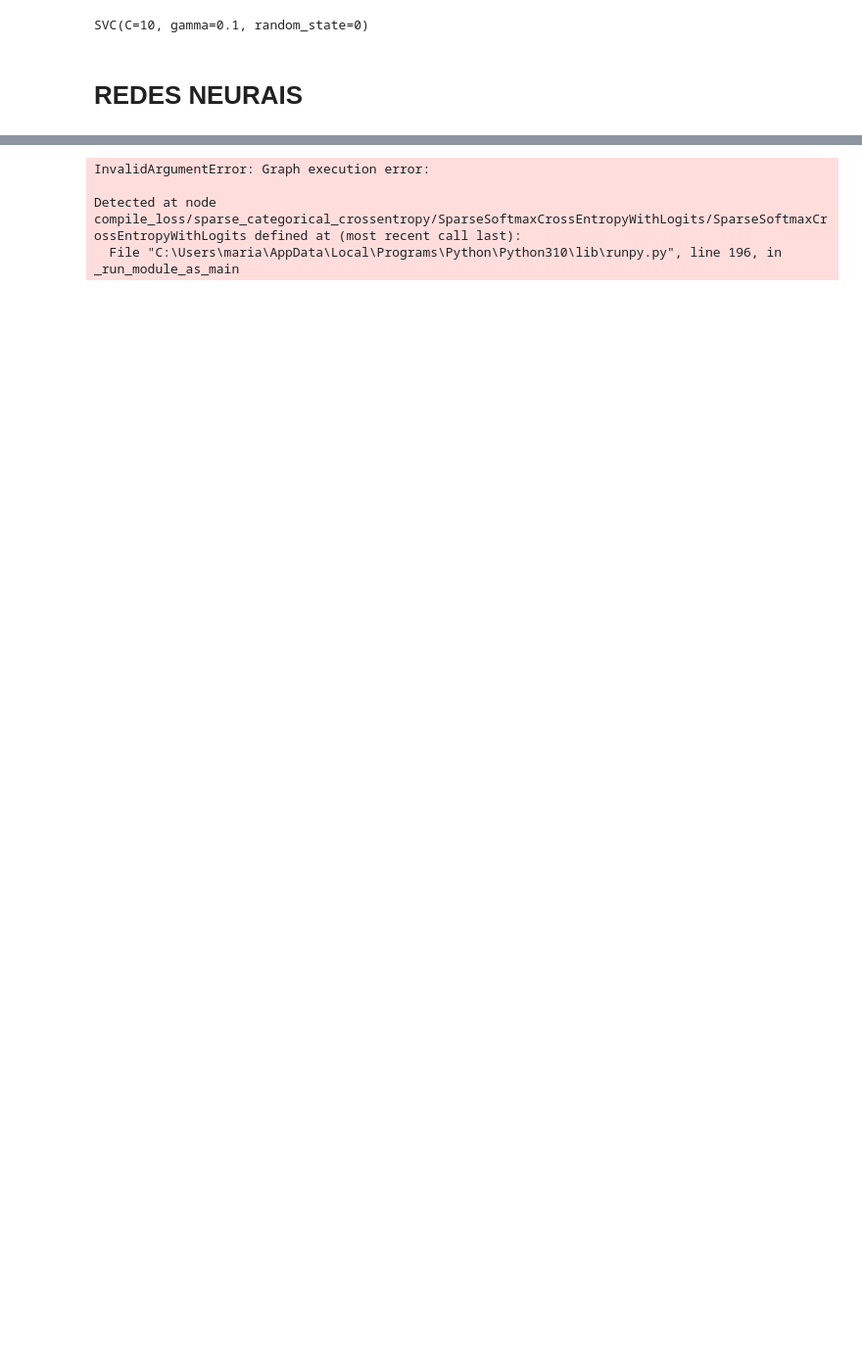
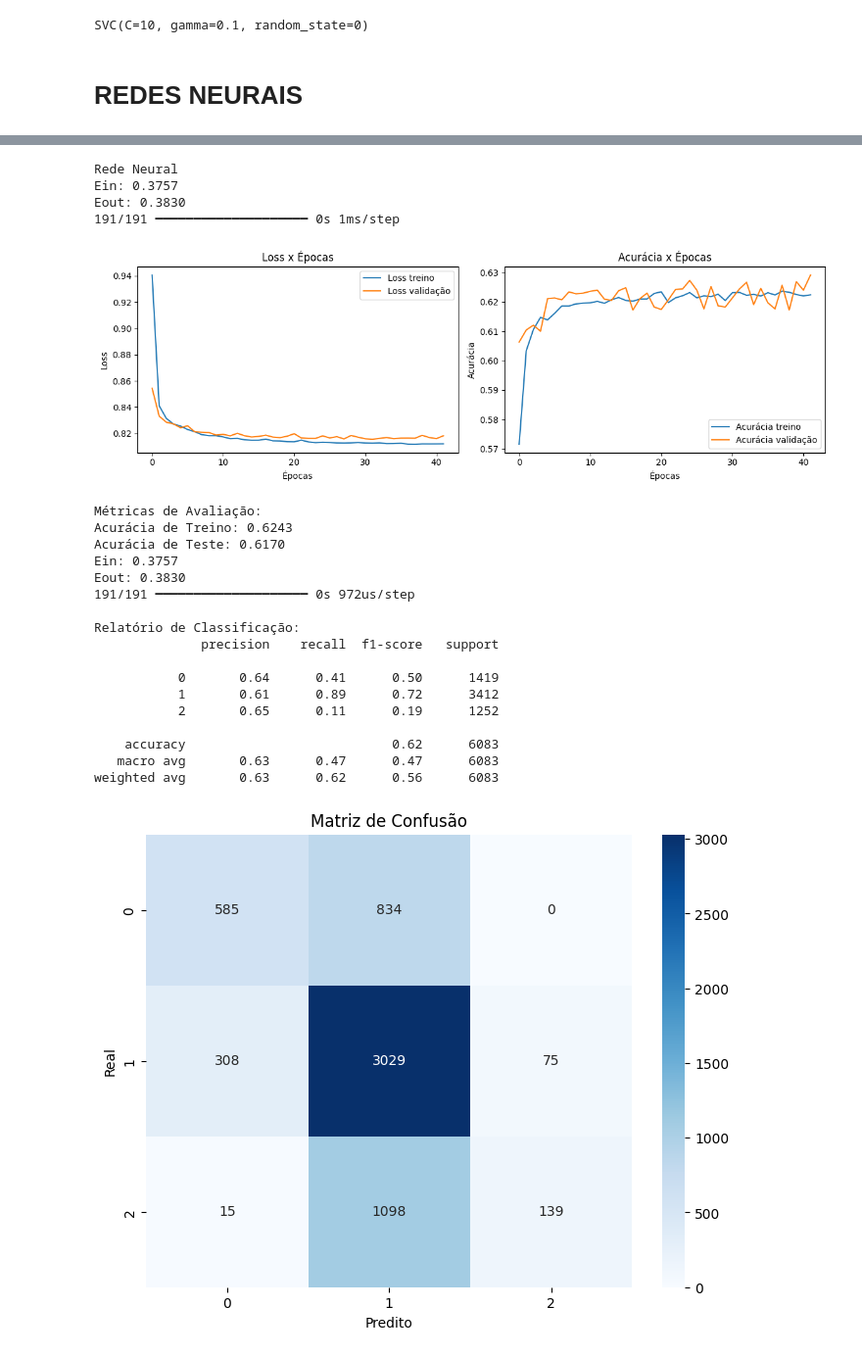
Before and after one commit to mariaeco/MachineLearning, a Jupyter notebook: FinalProject/Projeto_Final_Enem.ipynb, the cells around one changed output, grey strips where cells are left out. Shown at 98% size. Drawn from its saved outputs; the diff is of its cells as text; code cells hidden in the pictures; blank space fills up the shorter version.

```diff
--- a/FinalProject/Projeto_Final_Enem.ipynb
+++ b/FinalProject/Projeto_Final_Enem.ipynb
@@ -157,11 +193,29 @@ SVC(C=10, gamma=0.1, random_state=0)
 # %%
 input_dim = X_train.shape[1]
 output_dim = len(np.unique(y_train))
-
-
-modelo_rede_neural(X_train, X_test, y_train, y_test, input_dim, output_dim)
+n_neuronios = 90
+modelo_rede_neural(X_train, X_test, y_train, y_test, input_dim, output_dim, n_neuronios)
 # %% [output]
-InvalidArgumentError: Graph execution error:
-
-Detected at node compile_loss/sparse_categorical_crossentropy/SparseSoftmaxCrossEntropyWithLogits/SparseSoftmaxCrossEntropyWithLogits defined at (most recent call last):
-  File "C:\Users\maria\AppData\Local\Programs\Python\Python310\lib\runpy.py", line 196, in _run_module_as_main
+Rede Neural
+Ein: 0.3757
+Eout: 0.3830
+191/191 ━━━━━━━━━━━━━━━━━━━━ 0s 1ms/step
+[figure, added]
+Métricas de Avaliação:
+Acurácia de Treino: 0.6243
+Acurácia de Teste: 0.6170
+Ein: 0.3757
+Eout: 0.3830
+191/191 ━━━━━━━━━━━━━━━━━━━━ 0s 972us/step
+
+Relatório de Classificação:
+              precision    recall  f1-score   support
+
+           0       0.64      0.41      0.50      1419
+           1       0.61      0.89      0.72      3412
+           2       0.65      0.11      0.19      1252
+
+    accuracy                           0.62      6083
+   macro avg       0.63      0.47      0.47      6083
+weighted avg       0.63      0.62      0.56      6083
+[figure, added]
```
Also changed, not shown: parts of 11 cells of this notebook, 1 other file.
